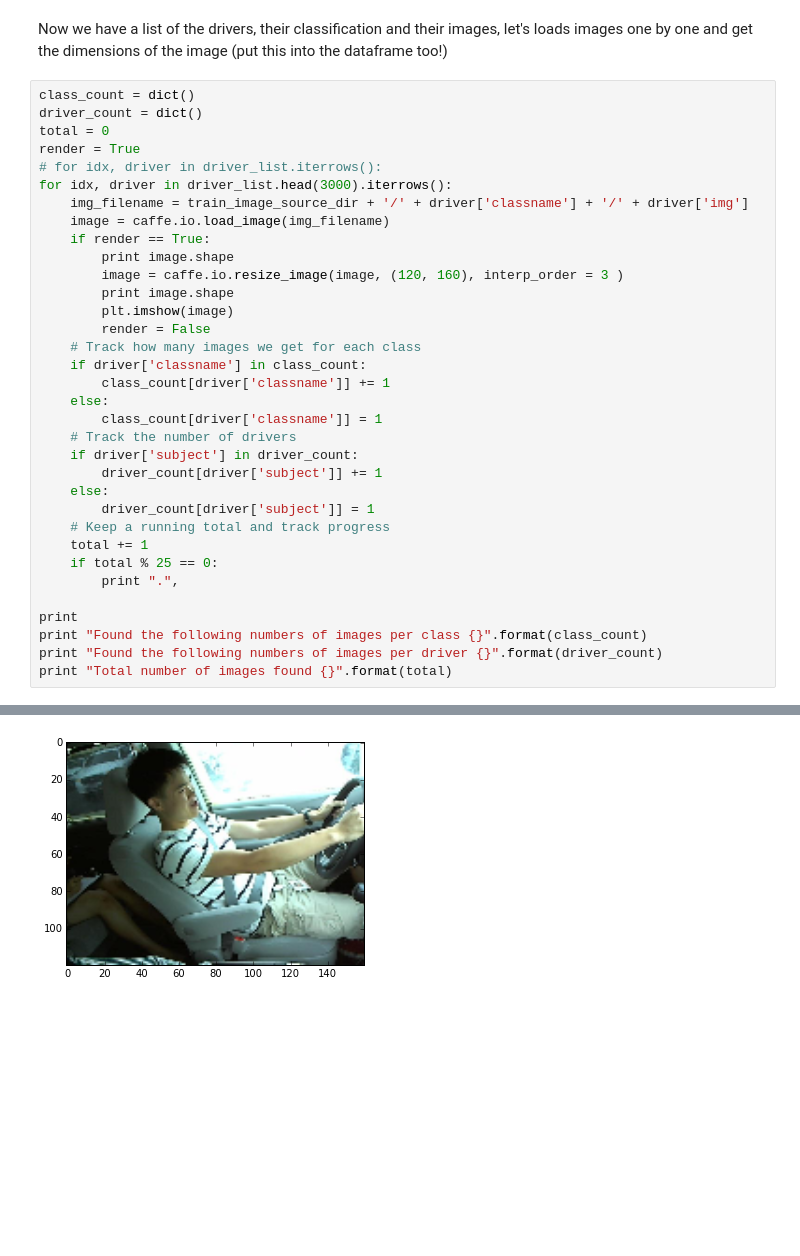
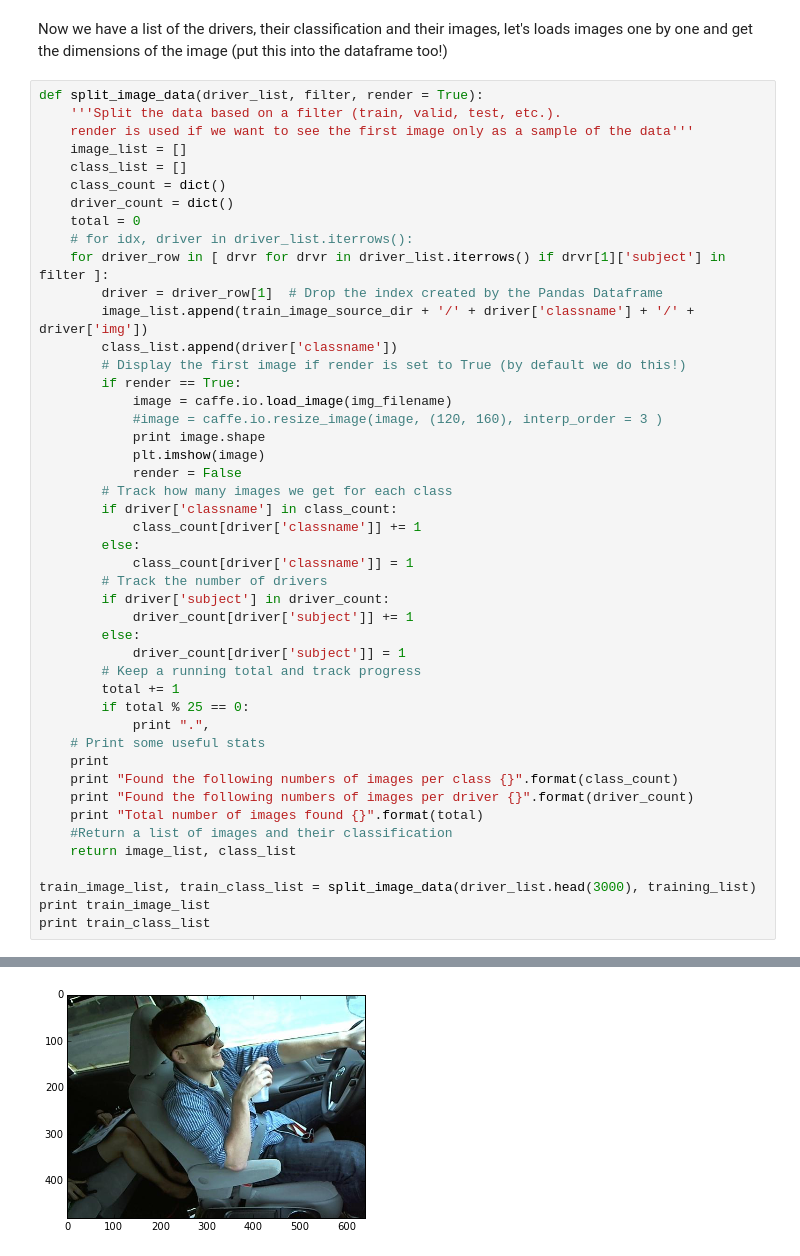
Before and after one commit to markstrefford/state-farm, a Jupyter notebook: data-analysis.ipynb, the cells around one changed output, grey strips where cells are left out. Saved outputs shown, nothing was run; the diff lists cells and outputs as text; blank space fills up the shorter version.

Commit message:
Splitting data into a training set
Creates a list of image paths/filenames and a list of classes
Next step is to process them for training!!

```diff
--- a/data-analysis.ipynb
+++ b/data-analysis.ipynb
@@ -86,38 +88,50 @@ Driver validation list: p081
 Now we have a list of the drivers, their classification and their images, let's loads images one by one
 and get the dimensions of the image (put this into the dataframe too!)
 # %%
-class_count = dict()
-driver_count = dict()
-total = 0
-render = True
-# for idx, driver in driver_list.iterrows():
-for idx, driver in driver_list.head(3000).iterrows():
-    img_filename = train_image_source_dir + '/' + driver['classname'] + '/' + driver['img']
-    image = caffe.io.load_image(img_filename)
-    if render == True:
-        print image.shape
-        image = caffe.io.resize_image(image, (120, 160), interp_order = 3 )
-        print image.shape
-        plt.imshow(image)
-        render = False
-    # Track how many images we get for each class
-    if driver['classname'] in class_count:
-        class_count[driver['classname']] += 1
-    else:
-        class_count[driver['classname']] = 1
-    # Track the number of drivers
-    if driver['subject'] in driver_count:
-        driver_count[driver['subject']] += 1
-    else:
-        driver_count[driver['subject']] = 1
-    # Keep a running total and track progress
-    total += 1
-    if total % 25 == 0:
-        print ".",
+def split_image_data(driver_list, filter, render = True):
+    '''Split the data based on a filter (train, valid, test, etc.).
+    render is used if we want to see the first image only as a sample of the data'''
+    image_list = []
+    class_list = []
+    class_count = dict()
+    driver_count = dict()
+    total = 0
+    # for idx, driver in driver_list.iterrows():
+    for driver_row in [ drvr for drvr in driver_list.iterrows() if drvr[1]['subject'] in filter ]:
+        driver = driver_row[1]  # Drop the index created by the Pandas Dataframe
+        image_list.append(train_image_source_dir + '/' + driver['classname'] + '/' + driver['img'])
+        class_list.append(driver['classname'])
+        # Display the first image if render is set to True (by default we do this!)
+        if render == True:
+            image = caffe.io.load_image(img_filename)
+            #image = caffe.io.resize_image(image, (120, 160), interp_order = 3 )
+            print image.shape
+            plt.imshow(image)
+            render = False
+        # Track how many images we get for each class
+        if driver['classname'] in class_count:
+            class_count[driver['classname']] += 1
+        else:
+            class_count[driver['classname']] = 1
+        # Track the number of drivers
+        if driver['subject'] in driver_count:
+            driver_count[driver['subject']] += 1
+        else:
+            driver_count[driver['subject']] = 1
+        # Keep a running total and track progress
+        total += 1
+        if total % 25 == 0:
+            print ".",
+    # Print some useful stats
+    print
+    print "Found the following numbers of images per class {}".format(class_count)
+    print "Found the following numbers of images per driver {}".format(driver_count)
+    print "Total number of images found {}".format(total)
+    #Return a list of images and their classification
+    return image_list, class_list
 
-print
-print "Found the following numbers of images per class {}".format(class_count)
-print "Found the following numbers of images per driver {}".format(driver_count)
-print "Total number of images found {}".format(total)
+train_image_list, train_class_list = split_image_data(driver_list.head(3000), training_list)
+print train_image_list
+print train_class_list
 # %% [output]
 (480, 640, 3)
@@ -129 +144 @@ Total number of images found 3000
-[figure, old version]
+[figure, new version]
```
Also changed, not shown: parts of 3 cells of this notebook.
